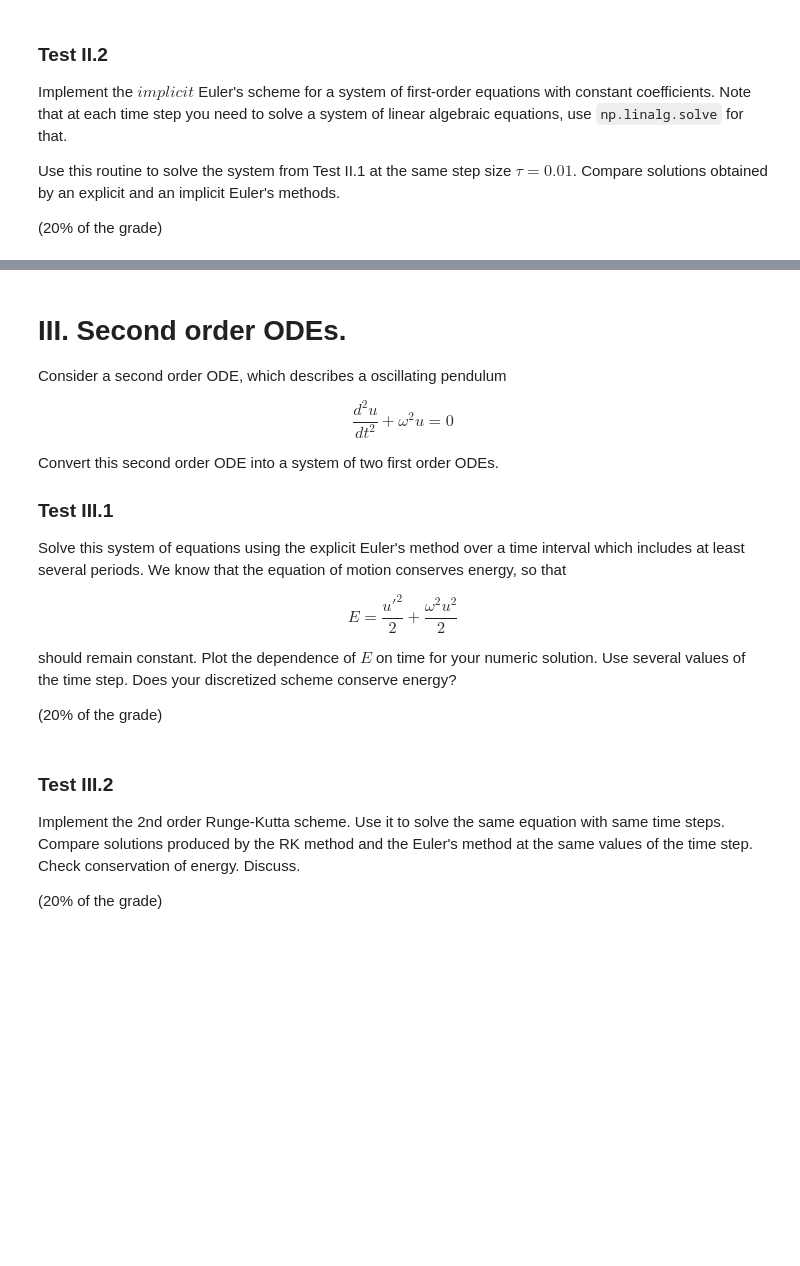
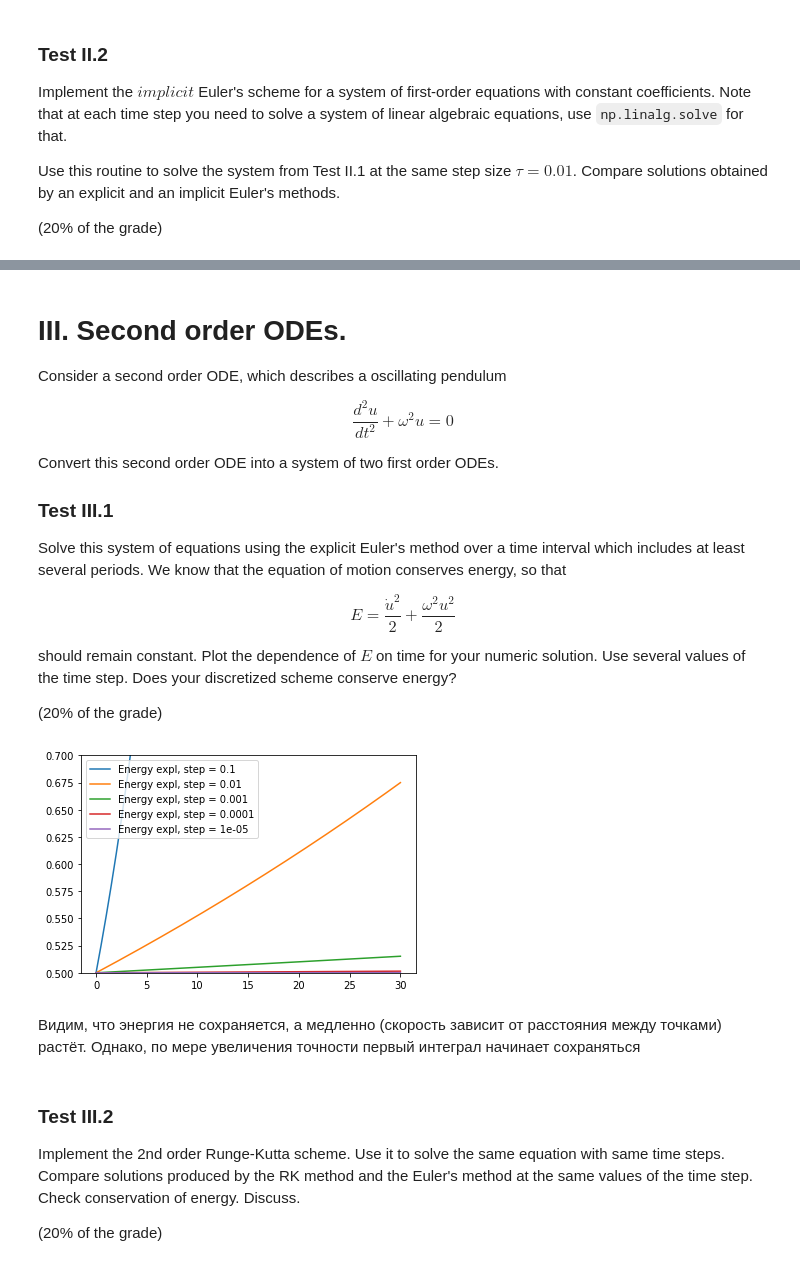
Before and after one commit to arpolkin/CP2020, a Jupyter notebook: week_7_IVP_ODE.ipynb, the cells around one changed output, grey strips where cells are left out. Cells and saved outputs as stored; diff of their text form; code cells hidden in the pictures; blank space fills up the shorter version.

```diff
--- a/week_7_IVP_ODE.ipynb
+++ b/week_7_IVP_ODE.ipynb
@@ -100,15 +114,24 @@ where $\mathbf{u}$ is a two-dimensional vector, and $A$ is a known constant 2$\t
 Implement a generalization of `euler_solve` routine for solving a system of linear first-order equations with time-independent matrix $A$ using the explicit Euler's method.
 # %%
 # ... ENTER YOUR CODE HERE ...
-def general_euler_solve(A, u0,T,dt):
-    """Solve $du/dt = \lambda u$ on $0 < t < T$ with $u(t=0) = u0$ via an explicit Euler method."""
+def general_euler_solve_expl(A, u0,T,dt):
     num_steps = int(T/dt)
     tt = np.arange(num_steps+1)*dt
     y = np.empty([num_steps+1,2])
     y[0,:] = u0
     for k in range(num_steps):
-        y[k+1,:] = y[k] + dt*lam*y[k]
+        y[k+1,:] = y[k, :] + dt*A@y[k,:]
     return tt, y
+
+
+def general_euler_solve_impl(A, u0,T,dt):
+    num_steps = int(T/dt)
+    tt = np.arange(num_steps+1)*dt
+    y = np.empty([num_steps+1,2])
+    y[0,:] = u0
+    for k in range(num_steps):
+        y[k+1,:] = np.linalg.solve((np.eye(2) - dt*A),y[k,:])
+    return tt, y
 # %% [markdown]
 ### Test II.1
 
@@ -163,7 +224,7 @@ Convert this second order ODE into a system of two first order ODEs.
 Solve this system of equations using the explicit Euler's method over a time interval which includes at least several periods. We know that the equation of motion conserves energy, so that
 
 $$
-E = \frac{u'^2}{2} + \frac{\omega^2 u^2}{2}
+E = \frac{\dot{u}^2}{2} + \frac{\omega^2 u^2}{2}
 $$
 
 should remain constant. Plot the dependence of $E$ on time for your numeric solution. Use several values of the time step. Does your discretized scheme conserve energy?
@@ -174,3 +233,22 @@ should remain constant. Plot the dependence of $E$ on time for your numeric solu
+# %%
+# ... ENTER YOUR CODE HERE ...
+def oscill_mat(omega):
+    return np.array([[0,-omega**2],[1,0]])
+
+
+omega = 1.
+for i in range(5):
+    step=10**(-i-1)
+    t_osc, y_osc = general_euler_solve_expl(oscill_mat(omega), np.array([0.,1.]) , 30., step)
+    en = y_osc[:,1]**2/2+omega**2*y_osc[:,0]**2/2
+    plt.plot(t_osc,en, label = "Energy expl, step = {}".format(step))
+plt.ylim((0.5,0.7))
+plt.legend()
+plt.show()
+# %% [output]
+[figure, added]
+# %% [markdown]
+Видим, что энергия не сохраняется, а медленно (скорость зависит от расстояния между точками) растёт. Однако, по мере увеличения точности первый интеграл начинает сохраняться
 # %% [markdown]
 ### Test III.2
 
```
Also changed, not shown: parts of 12 cells of this notebook, 1 other file.
